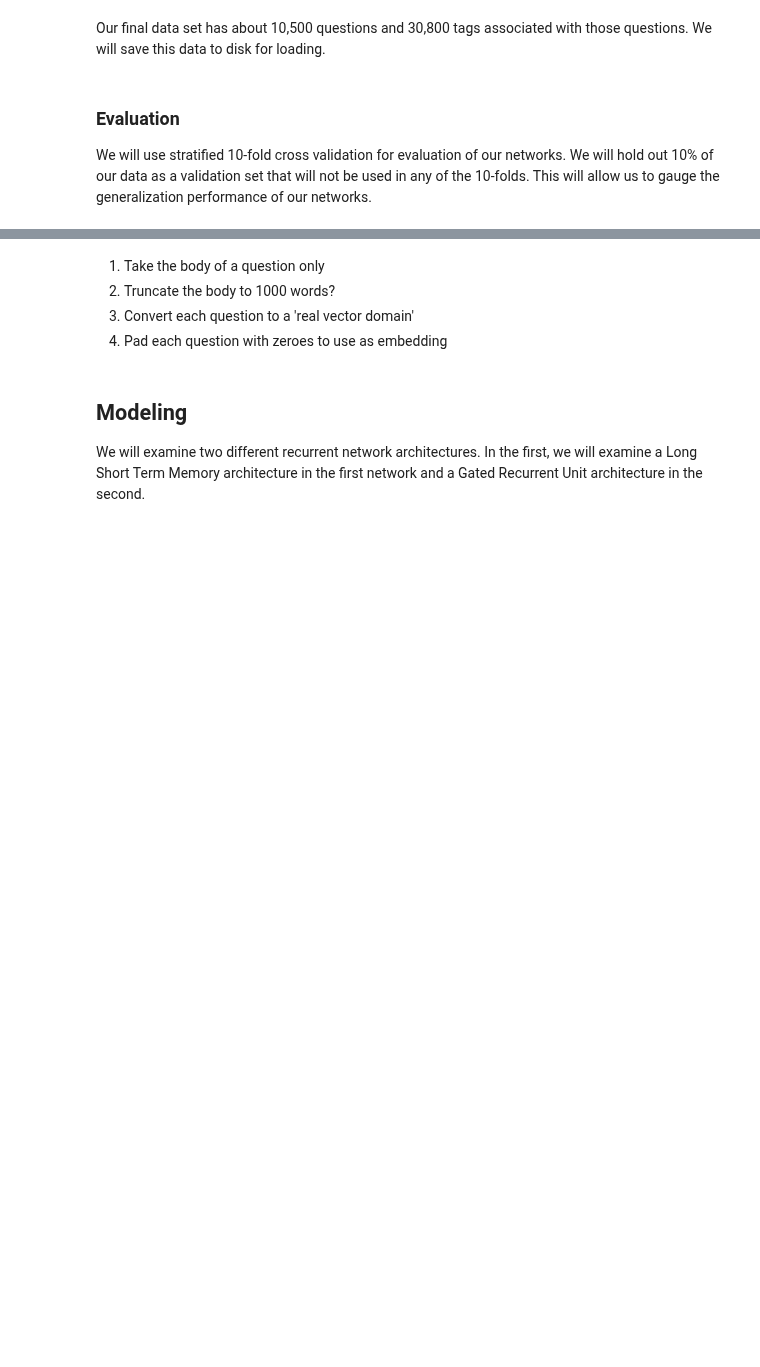
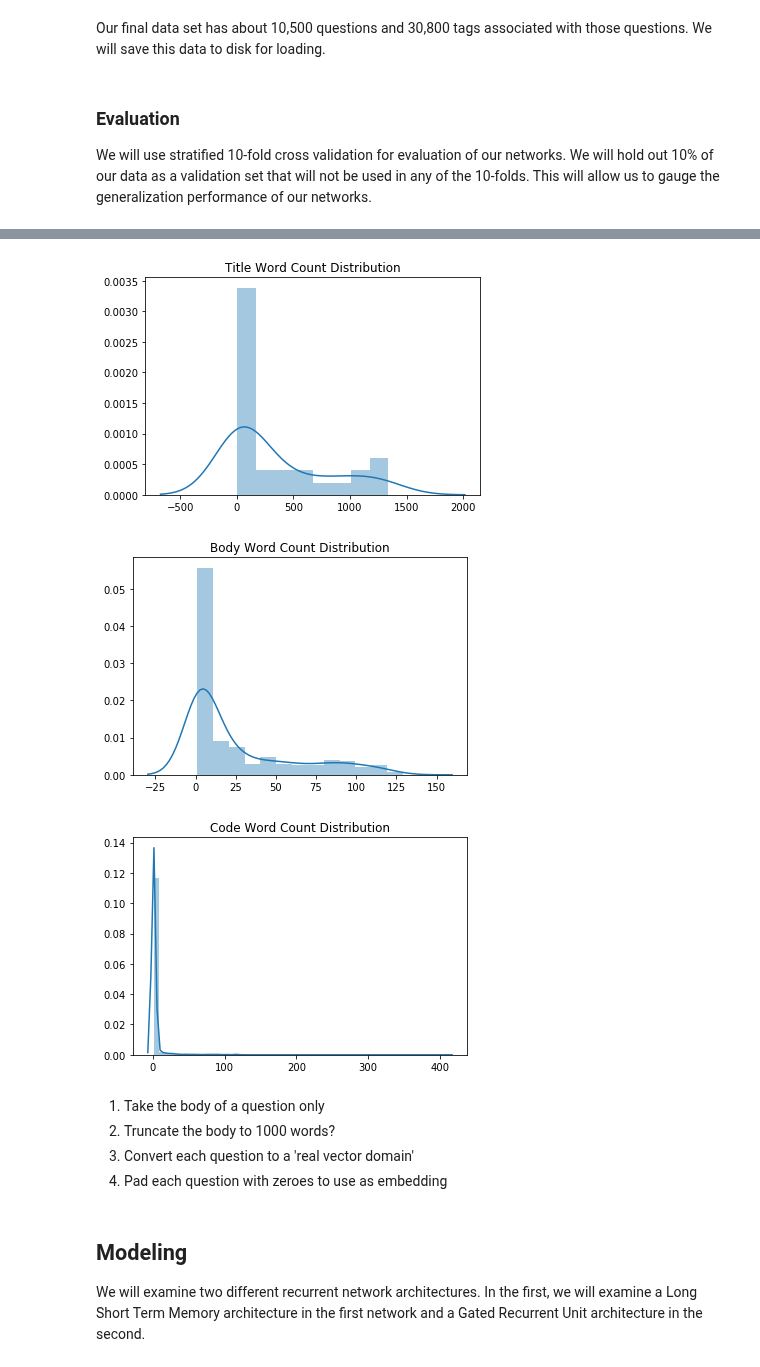
Before and after one commit to jakecarlson1/machine-learning-labs, a Jupyter notebook: Lab8/Lab 8 - Recurrent Neural Networks.ipynb, the cells around one changed output, grey strips where cells are left out. Saved outputs shown, nothing was run; the diff lists cells and outputs as text; code cells hidden in the pictures; blank space fills up the shorter version.

```diff
--- a/Lab8/Lab 8 - Recurrent Neural Networks.ipynb
+++ b/Lab8/Lab 8 - Recurrent Neural Networks.ipynb
@@ -242,3 +240,32 @@ Using TensorFlow backend.
+# %%
+from collections import Counter
+import seaborn as sns
+import matplotlib.pyplot as plt
+
+len_title_counts = Counter(df.Title.str.split().str.len())
+df_title_len_counts = pd.DataFrame.from_dict(len_title_counts, orient='index')
+
+sns.distplot(df_title_len_counts, bins=8)
+plt.title('Title Word Count Distribution')
+plt.show()
+
+len_body_counts = Counter(df.Body.str.split().str.len())
+df_body_len_counts = pd.DataFrame.from_dict(len_body_counts, orient='index')
+
+sns.distplot(df_body_len_counts)
+plt.title('Body Word Count Distribution')
+plt.show()
+
+len_code_counts = Counter(df.Code.str.split().str.len())
+df_code_len_counts = pd.DataFrame.from_dict(len_code_counts, orient='index')
+
+sns.distplot(df_code_len_counts)
+plt.title('Code Word Count Distribution')
+plt.show()
+# %% [output]
+[figure, added]
+[figure, added]
+[figure, added]
 # %% [markdown]
 1. Take the body of a question only
 2. Truncate the body to 1000 words?
```
Also changed, not shown: parts of 5 cells of this notebook.
